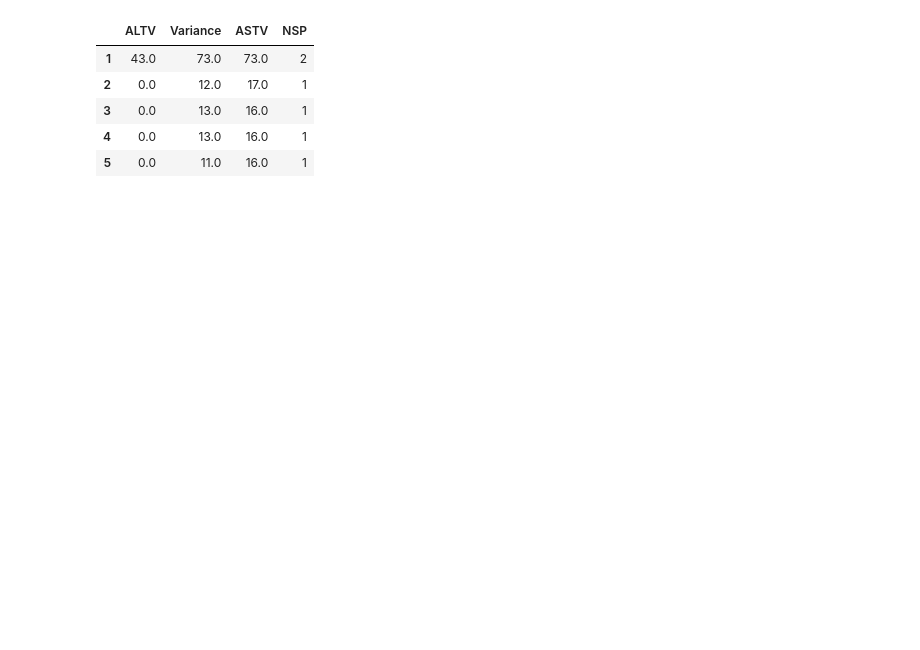
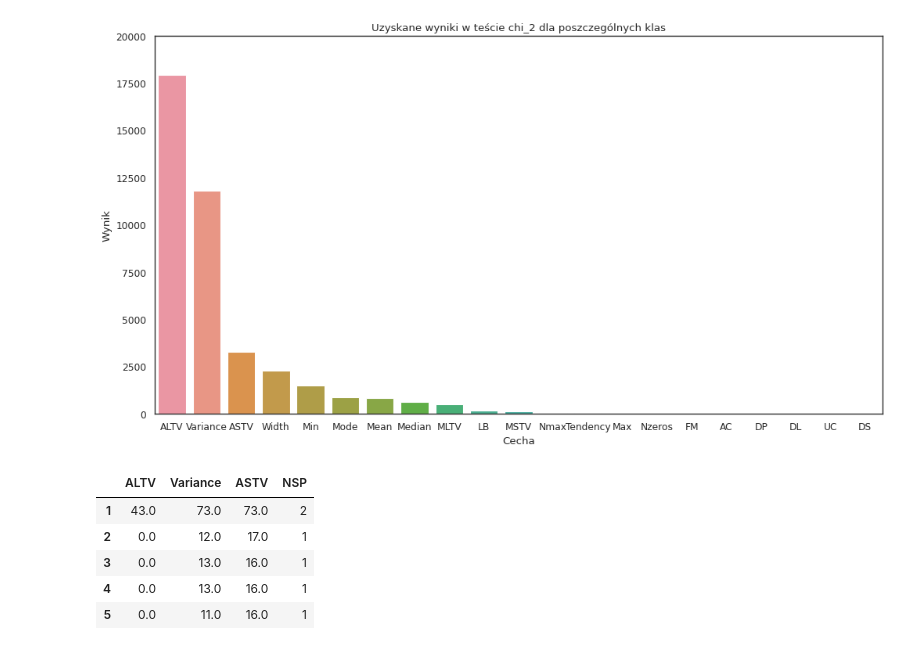
Before and after one commit to Krl1/Fuzzy_clustering, a Jupyter notebook: Projekt/final.ipynb, the cells around one changed output. Cells and saved outputs as stored; diff of their text form; code cells hidden in the pictures; blank space fills up the shorter version.

```diff
--- a/Projekt/final.ipynb
+++ b/Projekt/final.ipynb
@@ -65,0 +118,13 @@ df['NSP'] = df['NSP'].astype(int)
+# %%
+X_df = df.drop(['CLASS','NSP'],axis=1)
+y = df[y_type]
+
+X_edit = X_df.copy()
+X_edit['Tendency'] += 1
+
+chi_scores = chi2(X_edit,y)
+chi_2 = pd.Series(chi_scores[0],index = X_edit.columns)
+chi_2.sort_values(ascending = False , inplace = True)
+df_chi = pd.DataFrame(data={'Cecha': chi_2.index, 'Wartosc': chi_2.values})
+df_chi['Cecha str'] = [str(int) for int in chi_2.index]
+df_chi[['Cecha','Wartosc']].head()
@@ -66,3 +138,14 @@ df['NSP'] = df['NSP'].astype(int)
+# %%
+plt.figure(figsize=(15, 8), dpi=80)
+plt.title('Uzyskane wyniki w teście chi_2 dla poszczególnych klas')
+plt.ylim(0, 20000)
+string_index = [str(int) for int in chi_2.index]
+sns.barplot(y='Wartosc', x='Cecha str', data=df_chi);
+plt.xlabel("Cecha")
+plt.ylabel("Wynik")
+plt.show()
+# %% [output]
+[figure, added]
 # %%
 df = df[['ALTV', 'Variance', 'ASTV', 'NSP']]
 df.head()
```
Also changed, not shown: parts of 50 cells of this notebook, 3 other files.
